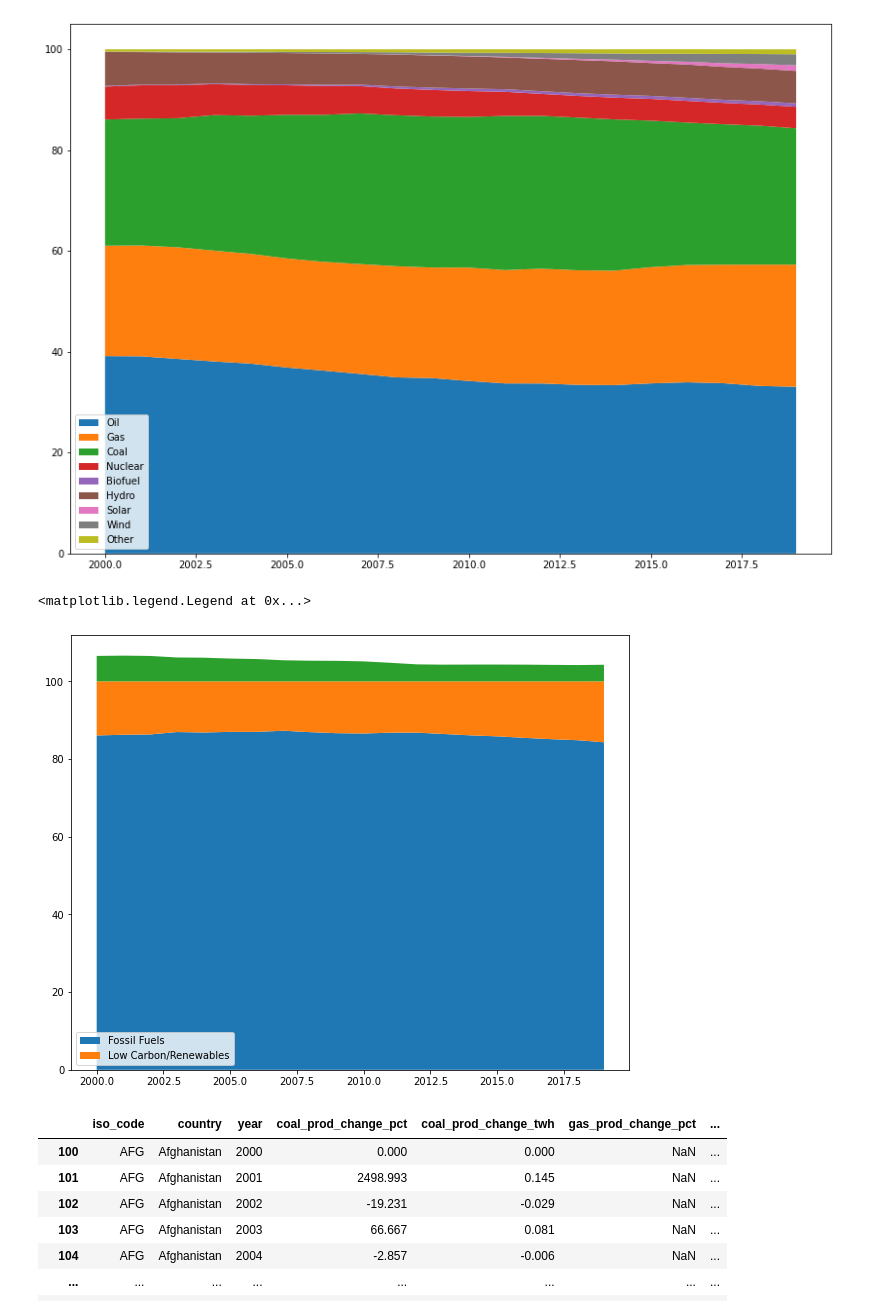
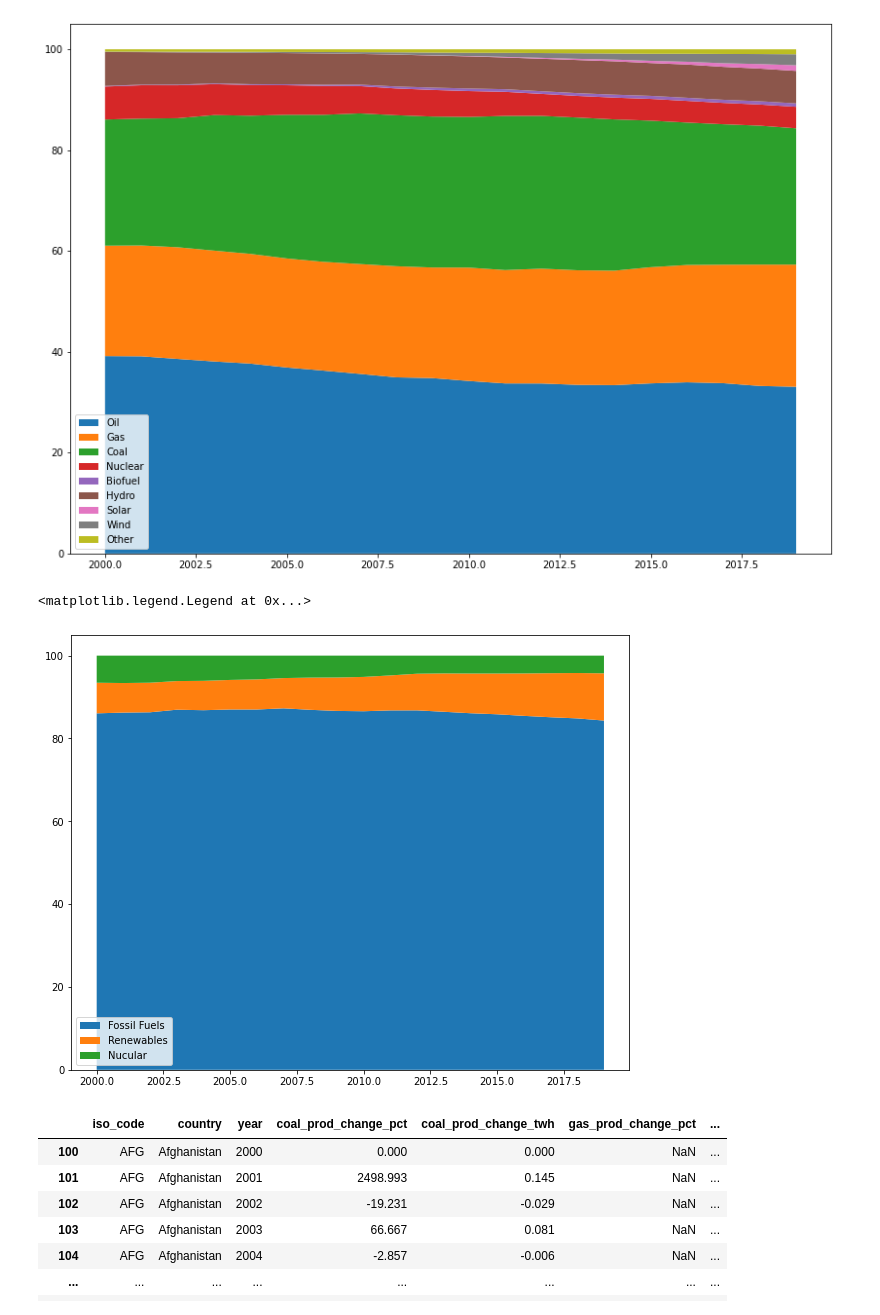
Before and after one commit to TeamGreenWave/capstone_project, a Jupyter notebook: EDA_Notebook_SLS.ipynb, the cells around one changed output. Cells and saved outputs as stored; diff of their text form; code cells hidden in the pictures.

```diff
--- a/EDA_Notebook_SLS.ipynb
+++ b/EDA_Notebook_SLS.ipynb
@@ -80,7 +81,19 @@ wind_elec_per_capita      1
 wind_energy_per_capita    1
 Length: 124, dtype: int64
 # %%
-world_df_nrg_mix = world_df_slice[['year','biofuel_share_energy','coal_share_energy','gas_share_energy','nuclear_share_energy','hydro_share_energy','oil_share_energy','solar_share_energy','wind_share_energy','other_renewables_share_energy','fossil_share_energy','low_carbon_share_energy']]
+world_df_nrg_mix = world_df_slice[['year',
+                                    'biofuel_share_energy',
+                                    'coal_share_energy',
+                                    'gas_share_energy',
+                                    'nuclear_share_energy',
+                                    'hydro_share_energy',
+                                    'oil_share_energy',
+                                    'solar_share_energy',
+                                    'wind_share_energy',
+                                    'other_renewables_share_energy',
+                                    'fossil_share_energy',
+                                    'low_carbon_share_energy',
+                                    'renewables_share_energy']]
 world_df_nrg_mix.head()
 # %% [output]
 |  | year | biofuel_share_energy | coal_share_energy | gas_share_energy | nuclear_share_energy | ... |
@@ -110,14 +123,14 @@ plt.legend(loc='lower left')
 # %%
 plt.figure(figsize=(10,8))
 plt.stackplot(world_df_nrg_mix['year'],
                 world_df_nrg_mix['fossil_share_energy'],
-                world_df_nrg_mix['low_carbon_share_energy'],
+                world_df_nrg_mix['renewables_share_energy'],
                 world_df_nrg_mix['nuclear_share_energy'],
-                labels=['Fossil Fuels','Low Carbon/Renewables'])
+                labels=['Fossil Fuels','Renewables','Nucular'])
 plt.legend(loc='lower left')
 # %% [output]
 <matplotlib.legend.Legend at 0x...>
-[figure, old version]
+[figure, new version]
 # %%
 #data for the relevant years:
 
```
Also changed, not shown: parts of 8 cells of this notebook, 2 other files.
